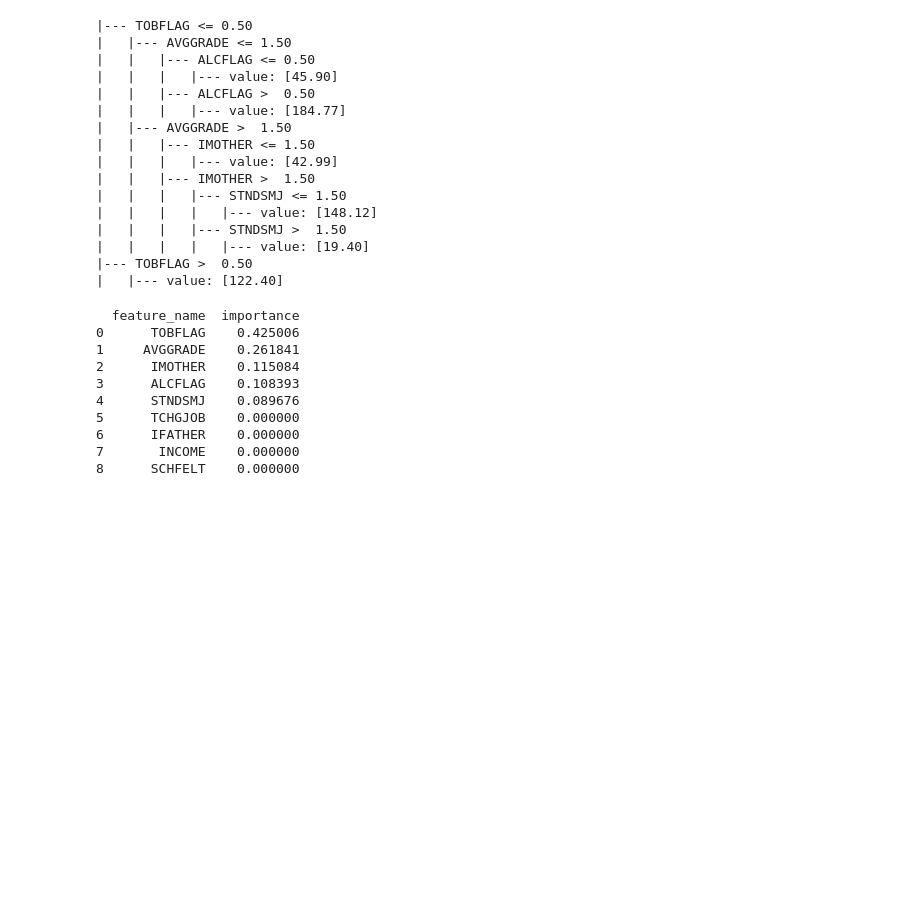
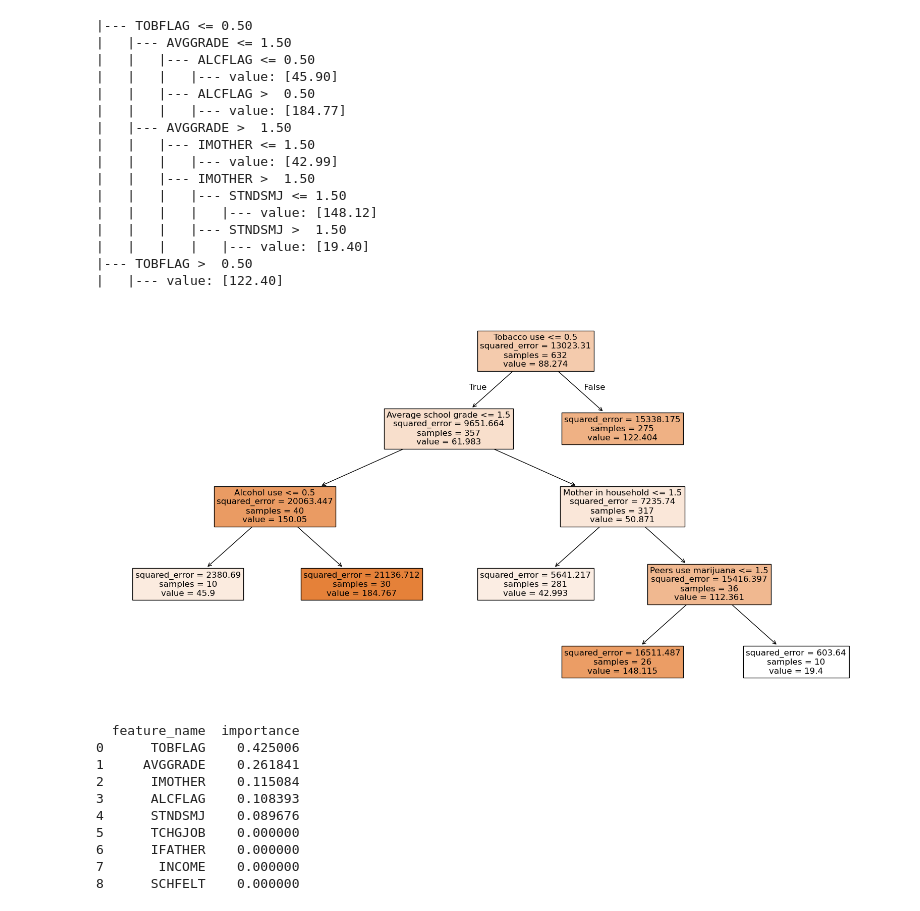
Before and after one commit to Jgrabowski1985/Grabowski_ML2_Homework1, a Jupyter notebook: Grabowski_Practical_HW1.ipynb, the cells around one changed output. Drawn from its saved outputs; the diff is of its cells as text; code cells hidden in the pictures; blank space fills up the shorter version.

```diff
--- a/Grabowski_Practical_HW1.ipynb
+++ b/Grabowski_Practical_HW1.ipynb
@@ -436,6 +436,30 @@ print(pruned_tree_summary)
 |   |   |   |   |--- value: [19.40]
 |--- TOBFLAG >  0.50
 |   |--- value: [122.40]
+# %%
+name_map = {
+    "TCHGJOB": "Teacher praise",
+    "STNDSMJ": "Peers use marijuana",
+    "IMOTHER": "Mother in household",
+    "IFATHER": "Father in household",
+    "INCOME": "Income level",
+    "SCHFELT": "Feels good at school",
+    "AVGGRADE": "Average school grade",
+    "ALCFLAG": "Alcohol use",
+    "TOBFLAG": "Tobacco use"
+}
+
+readable_features = [name_map[col] for col in X_train_reg.columns]
+
+plt.figure(figsize=(20,10))
+plot_tree(pruned_tree_drug_use
+          , filled=True
+          , feature_names=readable_features
+          , label='all'
+          , fontsize=12)
+plt.show()
+# %% [output]
+[figure, added]
 # %%
 importances_pruned = pd.DataFrame({'feature_name': X_train_reg.columns, 'importance': pruned_tree_drug_use.feature_importances_})
 importances_pruned = importances_pruned.sort_values('importance', ascending=False).reset_index(drop=True)
```
